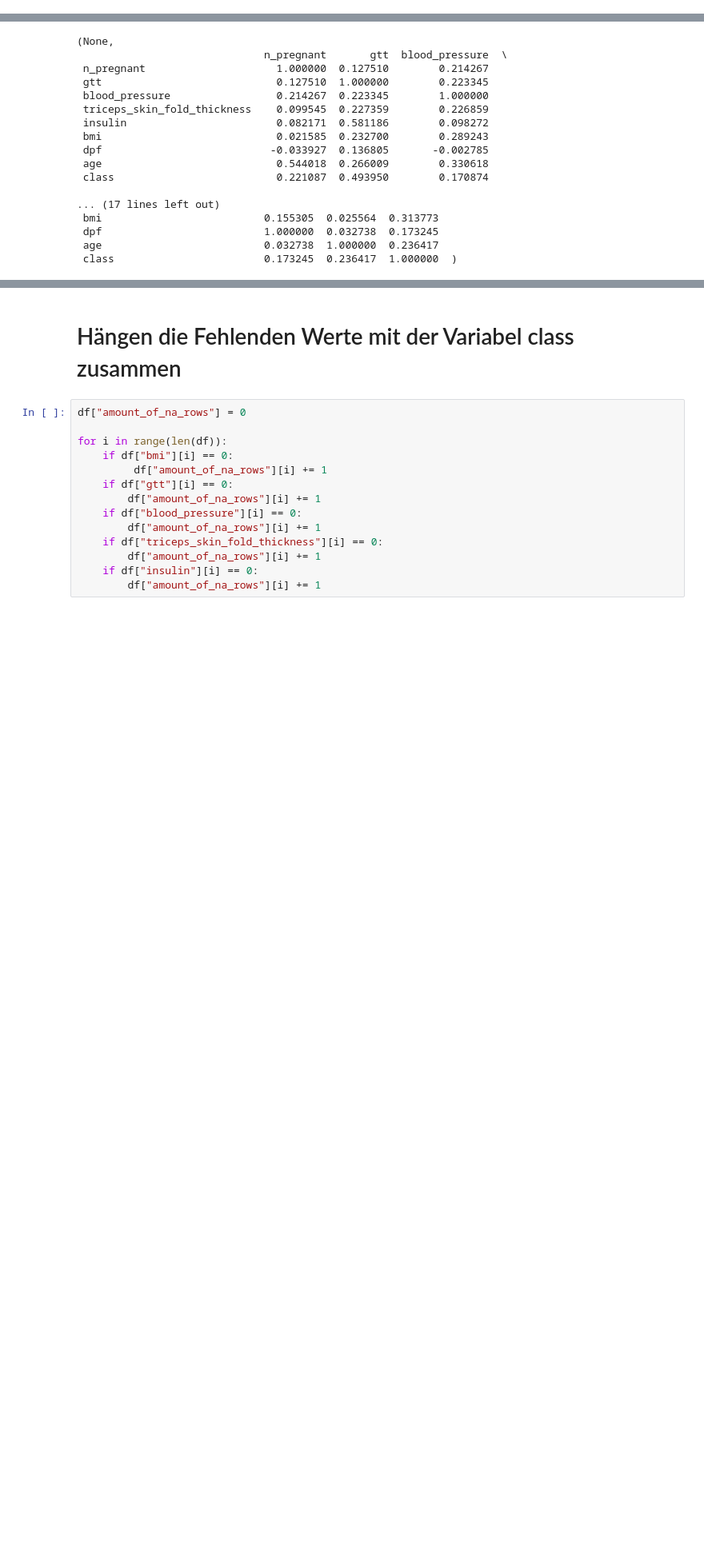
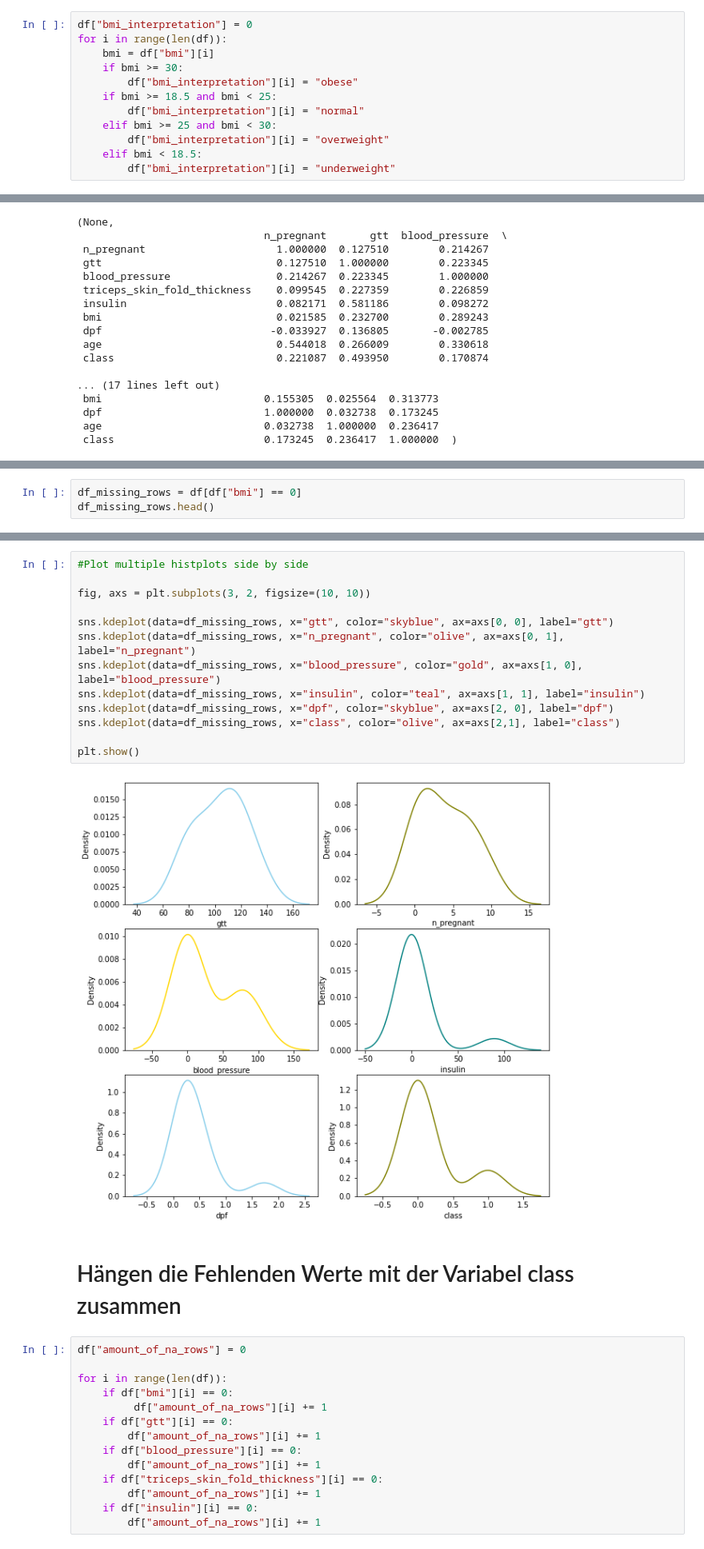
Before and after one commit to janisfroelich/daw, a Jupyter notebook: Diabetes/EDA.ipynb, the cells around one changed output, grey strips where cells are left out. Shown at 80% size. Cells and saved outputs as stored; diff of their text form; blank space fills up the shorter version.

```diff
--- a/Diabetes/EDA.ipynb
+++ b/Diabetes/EDA.ipynb
@@ -124,0 +70,12 @@ See the caveats in the documentation: https://pandas.pydata.org/pandas-docs/stab
+# %%
+df["bmi_interpretation"] = 0
+for i in range(len(df)):
+    bmi = df["bmi"][i]
+    if bmi >= 30:
+        df["bmi_interpretation"][i] = "obese"
+    if bmi >= 18.5 and bmi < 25:
+        df["bmi_interpretation"][i] = "normal"
+    elif bmi >= 25 and bmi < 30:
+        df["bmi_interpretation"][i] = "overweight"
+    elif bmi < 18.5:
+        df["bmi_interpretation"][i] = "underweight"
@@ -309,0 +300,3 @@ corr_overview(df_clean)
+# %%
+df_missing_rows = df[df["bmi"] == 0]
+df_missing_rows.head()
@@ -310,3 +310,18 @@ corr_overview(df_clean)
+# %%
+#Plot multiple histplots side by side
+
+fig, axs = plt.subplots(3, 2, figsize=(10, 10))
+
+sns.kdeplot(data=df_missing_rows, x="gtt", color="skyblue", ax=axs[0, 0], label="gtt")
+sns.kdeplot(data=df_missing_rows, x="n_pregnant", color="olive", ax=axs[0, 1], label="n_pregnant")
+sns.kdeplot(data=df_missing_rows, x="blood_pressure", color="gold", ax=axs[1, 0], label="blood_pressure")
+sns.kdeplot(data=df_missing_rows, x="insulin", color="teal", ax=axs[1, 1], label="insulin")
+sns.kdeplot(data=df_missing_rows, x="dpf", color="skyblue", ax=axs[2, 0], label="dpf")
+sns.kdeplot(data=df_missing_rows, x="class", color="olive", ax=axs[2,1], label="class")
+
+plt.show()
+# %% [output]
+[figure, added]
 # %% [markdown]
 # Hängen die Fehlenden Werte mit der Variabel class zusammen
 # %%
```
Also changed, not shown: parts of 64 cells of this notebook.
